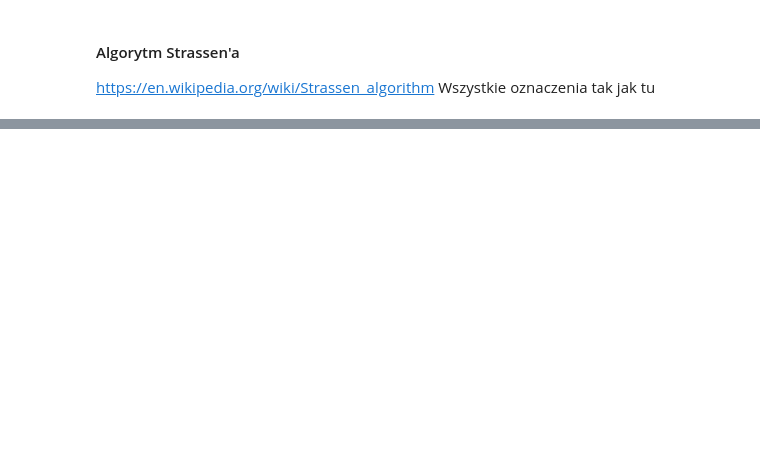
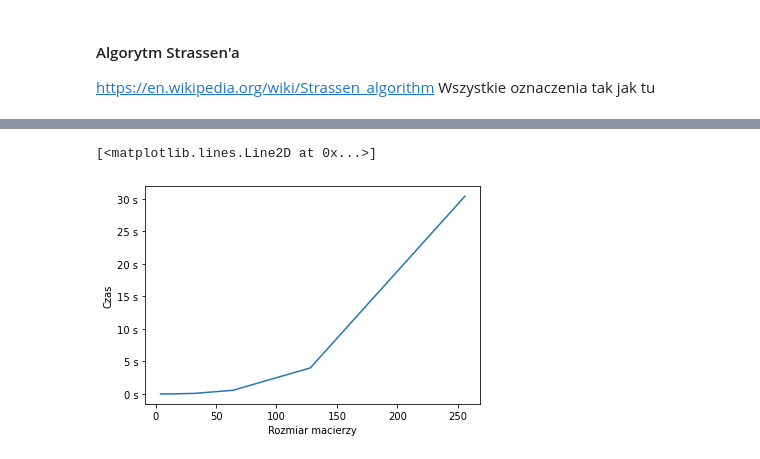
Before and after one commit to pweglik/matrix-algoritms, a Jupyter notebook: lab1/macierzowe.ipynb, the cells around one changed output, grey strips where cells are left out. Drawn from its saved outputs; the diff is of its cells as text; code cells hidden in the pictures; blank space fills up the shorter version.

```diff
--- a/lab1/macierzowe.ipynb
+++ b/lab1/macierzowe.ipynb
@@ -258,0 +301,25 @@ Number of operations: 24
+# %%
+times_strassen: List[float] = []
+flops_strassen: List[int] = []
+
+for k in power_basis:
+    A = np.random.rand(2 ** k, 2 ** k)
+    B = np.random.rand(2 ** k, 2 ** k)
+
+    counter = Counter()
+    start_time: float = time()
+
+    strassen_algorith(A, B, counter)
+
+    total_time: float = time() - start_time
+
+    times_strassen.append(total_time)
+    flops_strassen.append(counter.operation_counter)
+# %%
+plt.gca().yaxis.set_major_formatter(FormatStrFormatter('%d s'))
+plt.xlabel("Rozmiar macierzy")
+plt.ylabel("Czas")
+plt.plot(powers, times_strassen)
+# %% [output]
+[<matplotlib.lines.Line2D at 0x...>]
+[figure, added]
```
Also changed, not shown: parts of 13 cells of this notebook, 7 other files.
